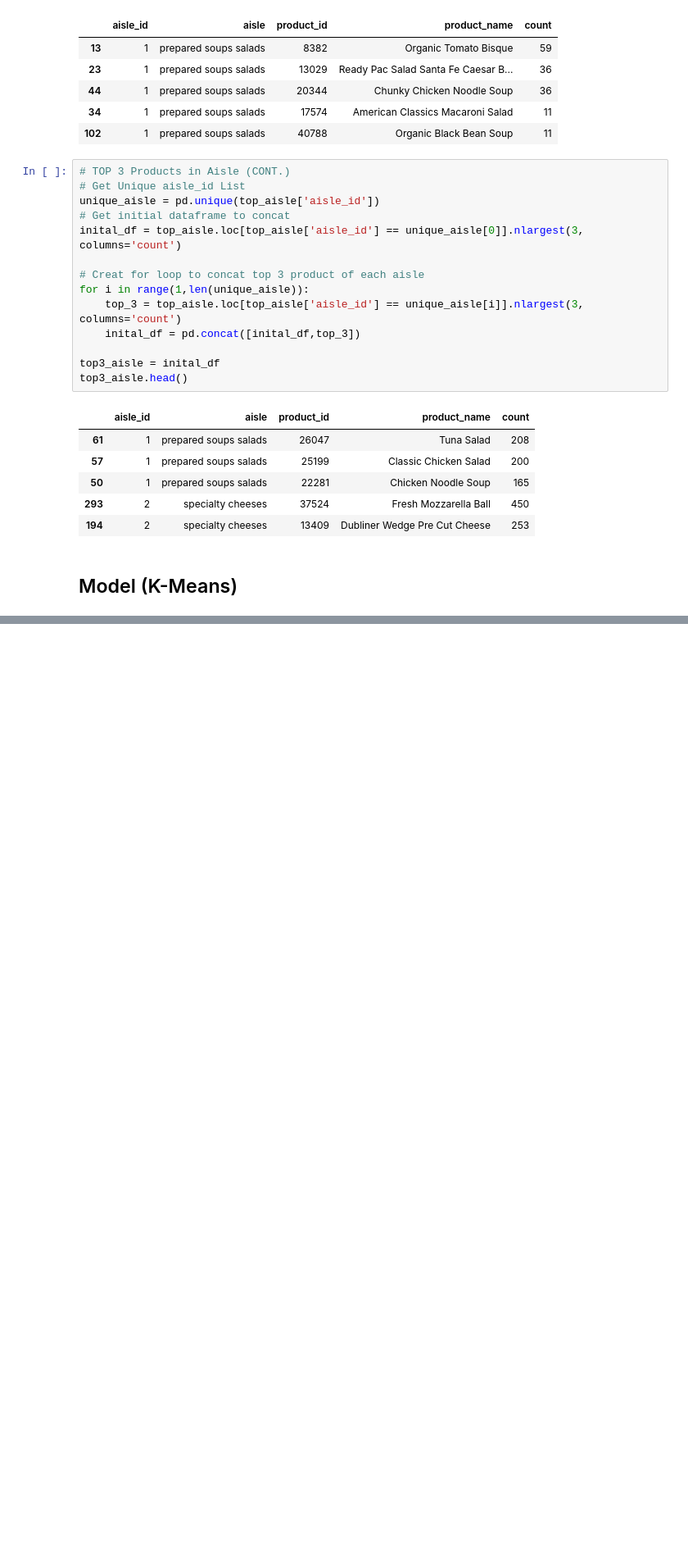
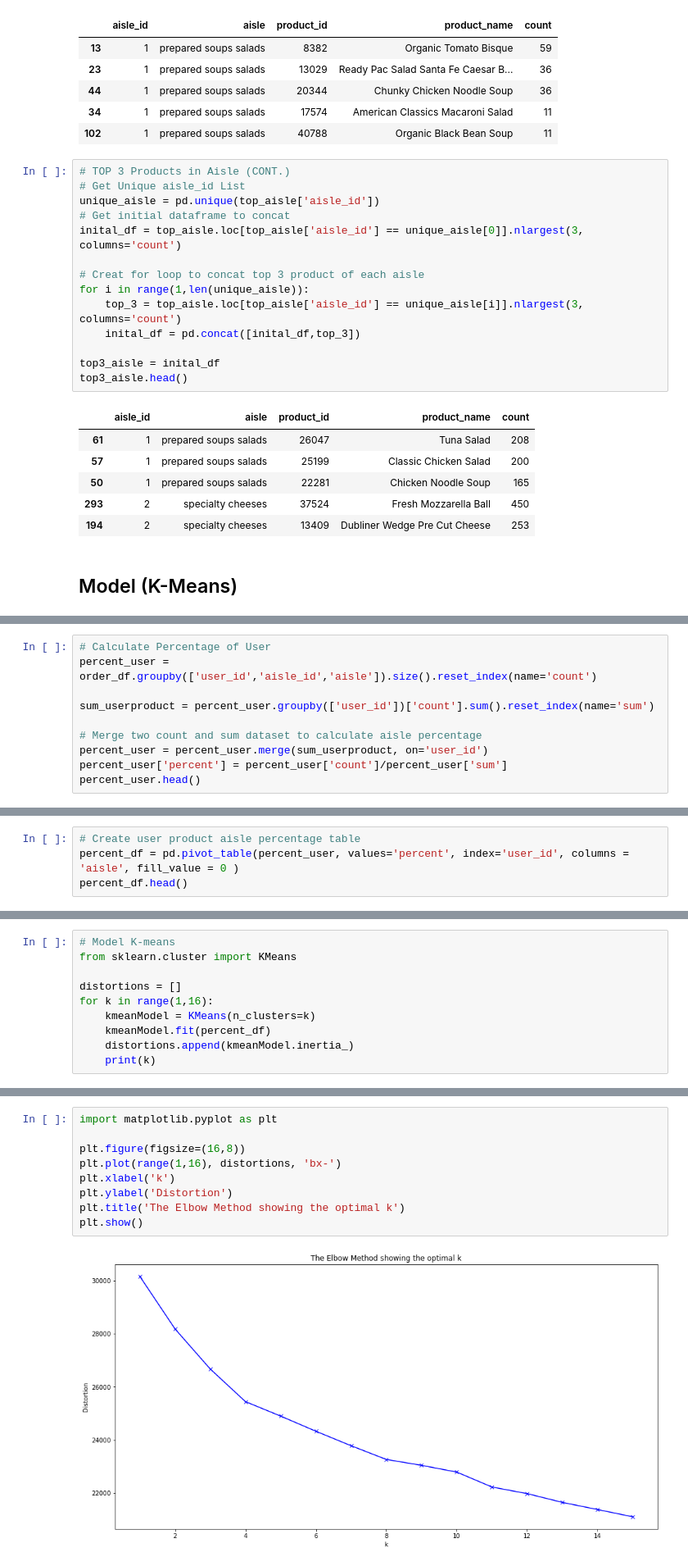
Before and after one commit to beckyydo/retail-machine-learning, a Jupyter notebook: grocery-recommendations.ipynb, the cells around one changed output, grey strips where cells are left out. Shown: that part at 82% size. Cells and saved outputs as stored; diff of their text form; blank space fills up the shorter version.

```diff
--- a/grocery-recommendations.ipynb
+++ b/grocery-recommendations.ipynb
@@ -108,0 +119,10 @@ top3_aisle.head()
+# %%
+# Calculate Percentage of User
+percent_user = order_df.groupby(['user_id','aisle_id','aisle']).size().reset_index(name='count')
+
+sum_userproduct = percent_user.groupby(['user_id'])['count'].sum().reset_index(name='sum')
+
+# Merge two count and sum dataset to calculate aisle percentage
+percent_user = percent_user.merge(sum_userproduct, on='user_id')
+percent_user['percent'] = percent_user['count']/percent_user['sum']
+percent_user.head()
@@ -108,0 +136,4 @@ top3_aisle.head()
+# %%
+# Create user product aisle percentage table
+percent_df = pd.pivot_table(percent_user, values='percent', index='user_id', columns = 'aisle', fill_value = 0 )
+percent_df.head()
@@ -108,0 +149,10 @@ top3_aisle.head()
+# %%
+# Model K-means
+from sklearn.cluster import KMeans
+
+distortions = []
+for k in range(1,16):
+    kmeanModel = KMeans(n_clusters=k)
+    kmeanModel.fit(percent_df)
+    distortions.append(kmeanModel.inertia_)
+    print(k)
@@ -108,0 +175,11 @@ top3_aisle.head()
+# %%
+import matplotlib.pyplot as plt
+
+plt.figure(figsize=(16,8))
+plt.plot(range(1,16), distortions, 'bx-')
+plt.xlabel('k')
+plt.ylabel('Distortion')
+plt.title('The Elbow Method showing the optimal k')
+plt.show()
+# %% [output]
+[figure, added]
```
Also changed, not shown: parts of 4 cells of this notebook.
